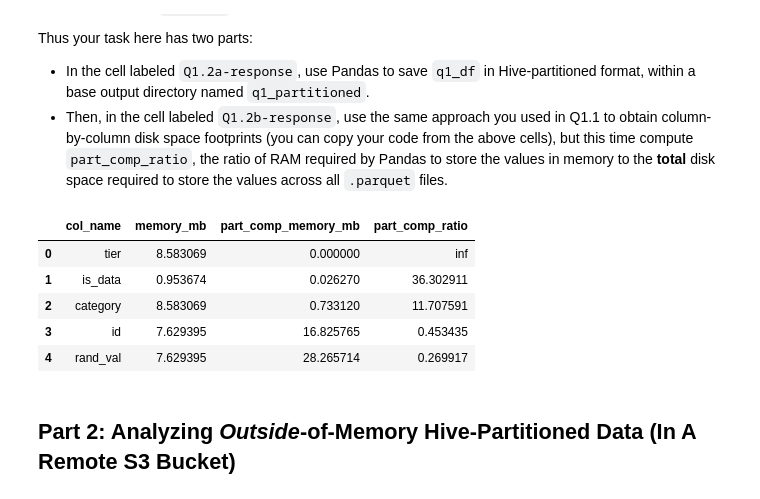
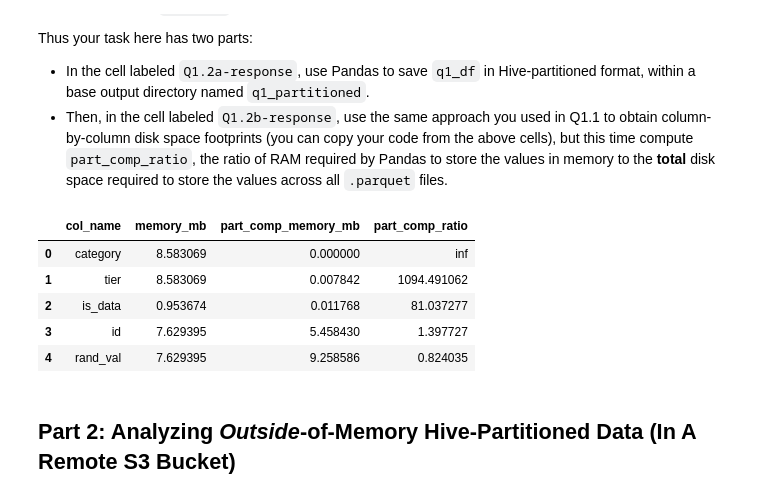
Before and after one commit to TarynDeng/dsan6000-hw05, a Jupyter notebook: DSAN6000_HW5.ipynb, the cells around one changed output. Saved outputs shown, nothing was run; the diff lists cells and outputs as text; code cells hidden in the pictures.

```diff
--- a/DSAN6000_HW5.ipynb
+++ b/DSAN6000_HW5.ipynb
@@ -226,41 +229,51 @@ q1_df.to_parquet(
 # %%
 #| label: Q1.2b-response
 
 # Provided: Re-compute the Pandas memory footprint
 part_mem_df = compute_pandas_memory(q1_df)
 
 # Your code here: add columns to part_mem_df, similar to the columns you added
 # to mem_df earlier, but this time showing the *total* compressed size of each
 # column, now spread over multiple (Hive-partitioned) .parquet files. Running
 # this cell should display the resulting DataFrame, part_mem_df, with the new
 # columns appended
-partitioned_compressed_df = duckdb.sql("""
+part_compressed_df = duckdb.sql("""
     SELECT
         path_in_schema AS col_name,
-        SUM(total_compressed_size) / (1024 * 1024) AS part_comp_memory_mb
-    FROM parquet_metadata('q1_partitioned/**/*.parquet')
+        SUM(total_compressed_size) / (1024 * 1024)
+            AS part_comp_memory_mb
+    FROM parquet_metadata('q1_partitioned/*/*.parquet')
     GROUP BY path_in_schema
 """).df()
 
 part_mem_df = part_mem_df.merge(
-    partitioned_compressed_df, on='col_name', how='left'
+    part_compressed_df,
+    on='col_name',
+    how='left'
 )
-# A Hive partition key is encoded in directory names, not in the Parquet files.
-part_mem_df['part_comp_memory_mb'] = part_mem_df['part_comp_memory_mb'].fillna(0)
+
+part_mem_df['part_comp_memory_mb'] = (
+    part_mem_df['part_comp_memory_mb'].fillna(0)
+)
+
 part_mem_df['part_comp_ratio'] = (
-    part_mem_df['memory_mb'] / part_mem_df['part_comp_memory_mb']
+    part_mem_df['memory_mb']
+    / part_mem_df['part_comp_memory_mb']
 )
+
 part_mem_df = part_mem_df.sort_values(
-    'part_comp_ratio', ascending=False
+    'part_comp_ratio',
+    ascending=False
 ).reset_index(drop=True)
+
 part_mem_df
 # %% [output]
 |  | col_name | memory_mb | part_comp_memory_mb | part_comp_ratio |
-| 0 | tier | 8.583069 | 0.000000 | inf |
-| 1 | is_data | 0.953674 | 0.026270 | 36.302911 |
-| 2 | category | 8.583069 | 0.733120 | 11.707591 |
-| 3 | id | 7.629395 | 16.825765 | 0.453435 |
-| 4 | rand_val | 7.629395 | 28.265714 | 0.269917 |
+| 0 | category | 8.583069 | 0.000000 | inf |
+| 1 | tier | 8.583069 | 0.007842 | 1094.491062 |
+| 2 | is_data | 0.953674 | 0.011768 | 81.037277 |
+| 3 | id | 7.629395 | 5.458430 | 1.397727 |
+| 4 | rand_val | 7.629395 | 9.258586 | 0.824035 |
 # %% [markdown]
 ## Part 2: Analyzing *Outside*-of-Memory Hive-Partitioned Data (In A Remote S3 Bucket)
 # %% [markdown]
```
Also changed, not shown: parts of 3 cells of this notebook.
